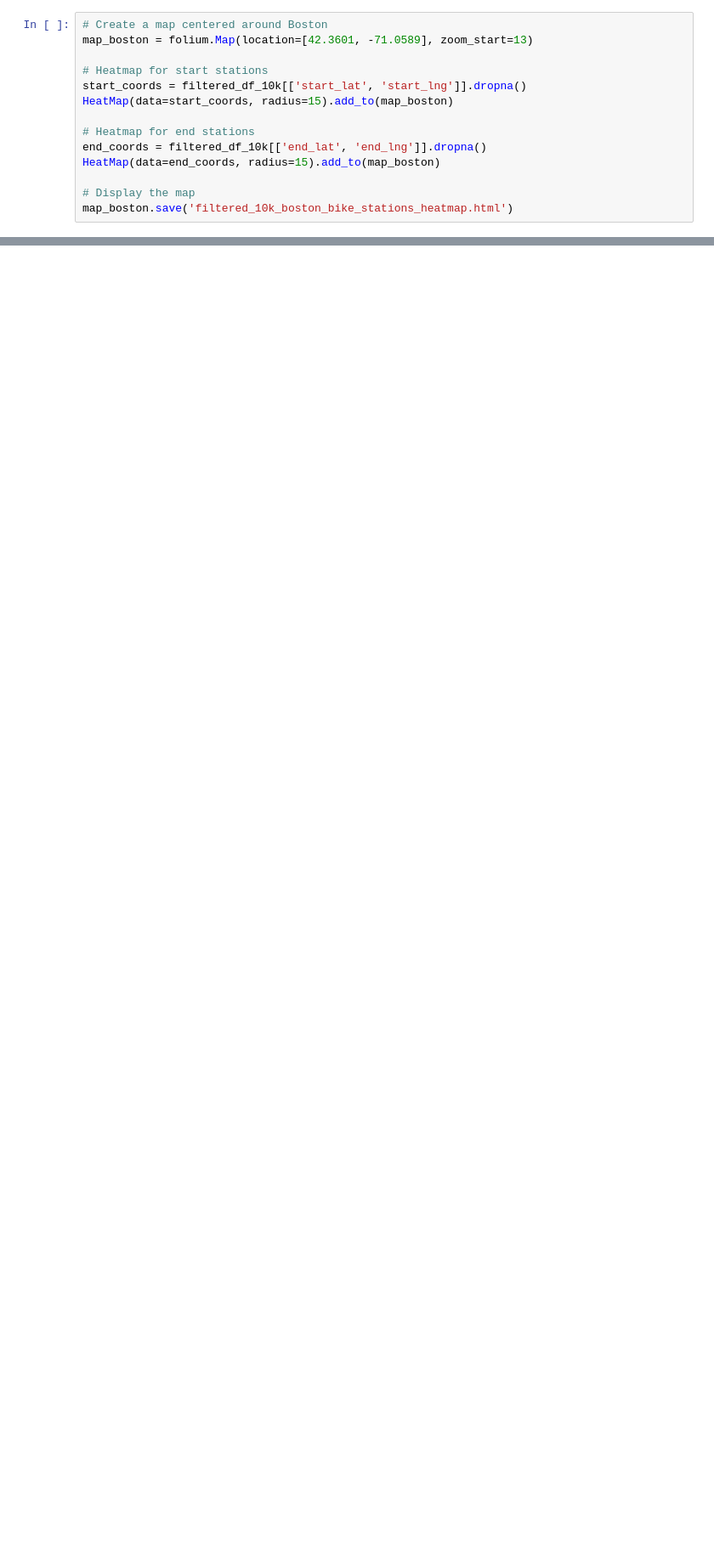
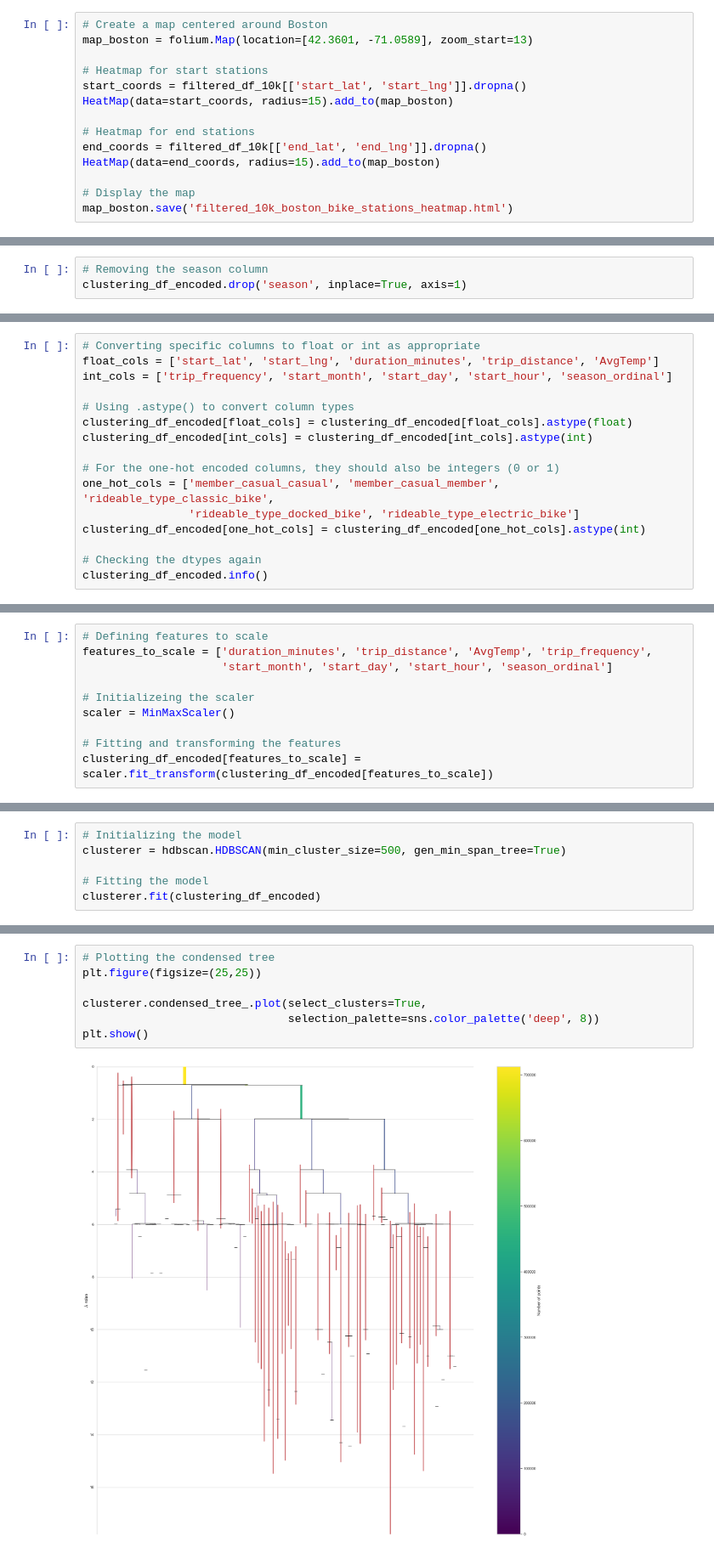
Before and after one commit to amariparris/BikeShare_ClusteringAnalysis, a Jupyter notebook: Data/initial_stuff.ipynb, the cells around one changed output, grey strips where cells are left out. Shown at 85% size. Drawn from its saved outputs; the diff is of its cells as text; blank space fills up the shorter version.

```diff
--- a/Data/initial_stuff.ipynb
+++ b/Data/initial_stuff.ipynb
@@ -533,0 +657,3 @@ map_boston.save('filtered_10k_boston_bike_stations_heatmap.html')
+# %%
+# Removing the season column
+clustering_df_encoded.drop('season', inplace=True, axis=1)
@@ -533,0 +707,16 @@ map_boston.save('filtered_10k_boston_bike_stations_heatmap.html')
+# %%
+# Converting specific columns to float or int as appropriate
+float_cols = ['start_lat', 'start_lng', 'duration_minutes', 'trip_distance', 'AvgTemp']
+int_cols = ['trip_frequency', 'start_month', 'start_day', 'start_hour', 'season_ordinal']
+
+# Using .astype() to convert column types
+clustering_df_encoded[float_cols] = clustering_df_encoded[float_cols].astype(float)
+clustering_df_encoded[int_cols] = clustering_df_encoded[int_cols].astype(int)
+
+# For the one-hot encoded columns, they should also be integers (0 or 1)
+one_hot_cols = ['member_casual_casual', 'member_casual_member', 'rideable_type_classic_bike',
+                'rideable_type_docked_bike', 'rideable_type_electric_bike']
+clustering_df_encoded[one_hot_cols] = clustering_df_encoded[one_hot_cols].astype(int)
+
+# Checking the dtypes again
+clustering_df_encoded.info()
@@ -533,0 +794,10 @@ map_boston.save('filtered_10k_boston_bike_stations_heatmap.html')
+# %%
+# Defining features to scale
+features_to_scale = ['duration_minutes', 'trip_distance', 'AvgTemp', 'trip_frequency',
+                     'start_month', 'start_day', 'start_hour', 'season_ordinal']
+
+# Initializeing the scaler
+scaler = MinMaxScaler()
+
+# Fitting and transforming the features
+clustering_df_encoded[features_to_scale] = scaler.fit_transform(clustering_df_encoded[features_to_scale])
@@ -533,0 +855,6 @@ map_boston.save('filtered_10k_boston_bike_stations_heatmap.html')
+# %%
+# Initializing the model
+clusterer = hdbscan.HDBSCAN(min_cluster_size=500, gen_min_span_tree=True)
+
+# Fitting the model
+clusterer.fit(clustering_df_encoded)
@@ -533,0 +891,9 @@ map_boston.save('filtered_10k_boston_bike_stations_heatmap.html')
+# %%
+# Plotting the condensed tree
+plt.figure(figsize=(25,25))
+
+clusterer.condensed_tree_.plot(select_clusters=True,
+                               selection_palette=sns.color_palette('deep', 8))
+plt.show()
+# %% [output]
+[figure, added]
```
Also changed, not shown: parts of 68 cells of this notebook, 11 other files.
